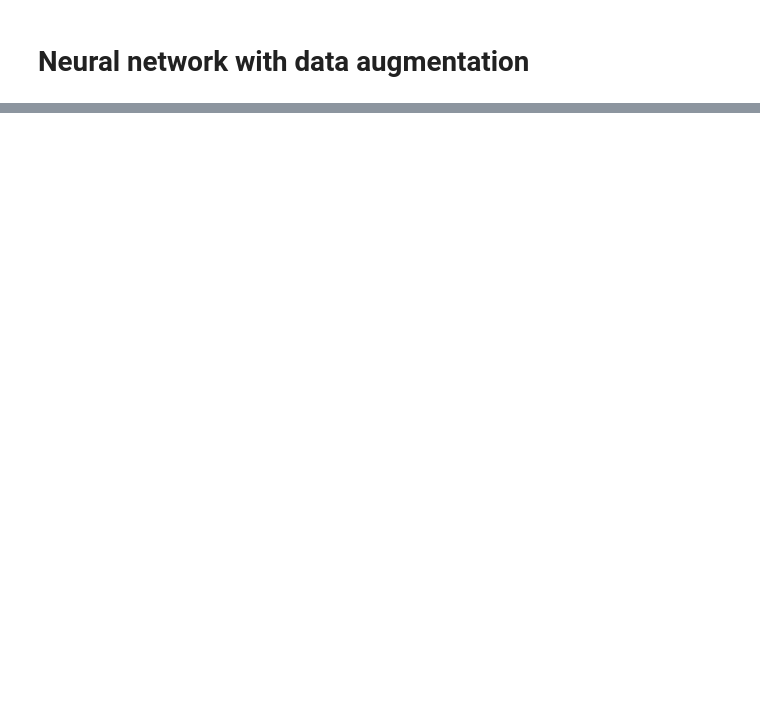
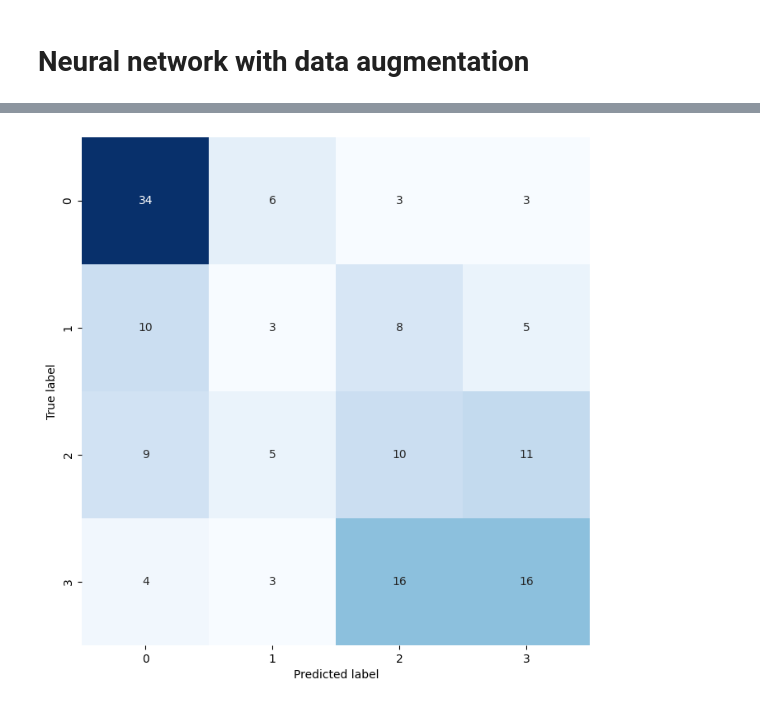
Before and after one commit to Tpris/Computer_vision_Alzheimer_detection, a Jupyter notebook: train_bi_classifier3D-data-aug.ipynb, the cells around one changed output, grey strips where cells are left out. Drawn from its saved outputs; the diff is of its cells as text; code cells hidden in the pictures; blank space fills up the shorter version.

```diff
--- a/train_bi_classifier3D-data-aug.ipynb
+++ b/train_bi_classifier3D-data-aug.ipynb
@@ -317,7 +415,9 @@ plt.show()
 # %%
+from src.bi_classifier3D import Biclassifier3D
+
 input_shape = (train_sequence[0][0].shape[1], train_sequence[0][0].shape[2], train_sequence[0][0].shape[3], train_sequence[0][0].shape[4])
 print("Input shape:", input_shape)
-bicl = Biclassifier3D(input_shape, n_classes=nb_classes, n_filters=8, kernel_size=3, activation='relu', dropout=0.2)
+bicl = Biclassifier3D(input_shape, n_classes=nb_classes, n_filters=8, kernel_size=3, activation='relu', dropout=0.4)
 model = bicl.build_model()
 model.summary()
 # Compile model
@@ -356,0 +506,6 @@ for i, metric in enumerate(['accuracy', 'loss']):
+# %%
+y = model.predict(test_sequence)
+y_pred = y.argmax(axis=1)
+y_test = np.array(test_labels)
+print(y_pred)
+print(y_test)
@@ -356,0 +522,12 @@ for i, metric in enumerate(['accuracy', 'loss']):
+# %%
+from sklearn.metrics import confusion_matrix
+
+cm = confusion_matrix(y_test, y_pred)
+cm_ = cm / cm.astype(float).sum(axis=1) * 100
+plt.figure(figsize=(8, 8))
+sn.heatmap(cm, annot=True, square=True, cmap='Blues', cbar=False)
+plt.xlabel('Predicted label')
+plt.ylabel('True label')
+plt.show()
+# %% [output]
+[figure, added]
```
Also changed, not shown: parts of 24 cells of this notebook.
